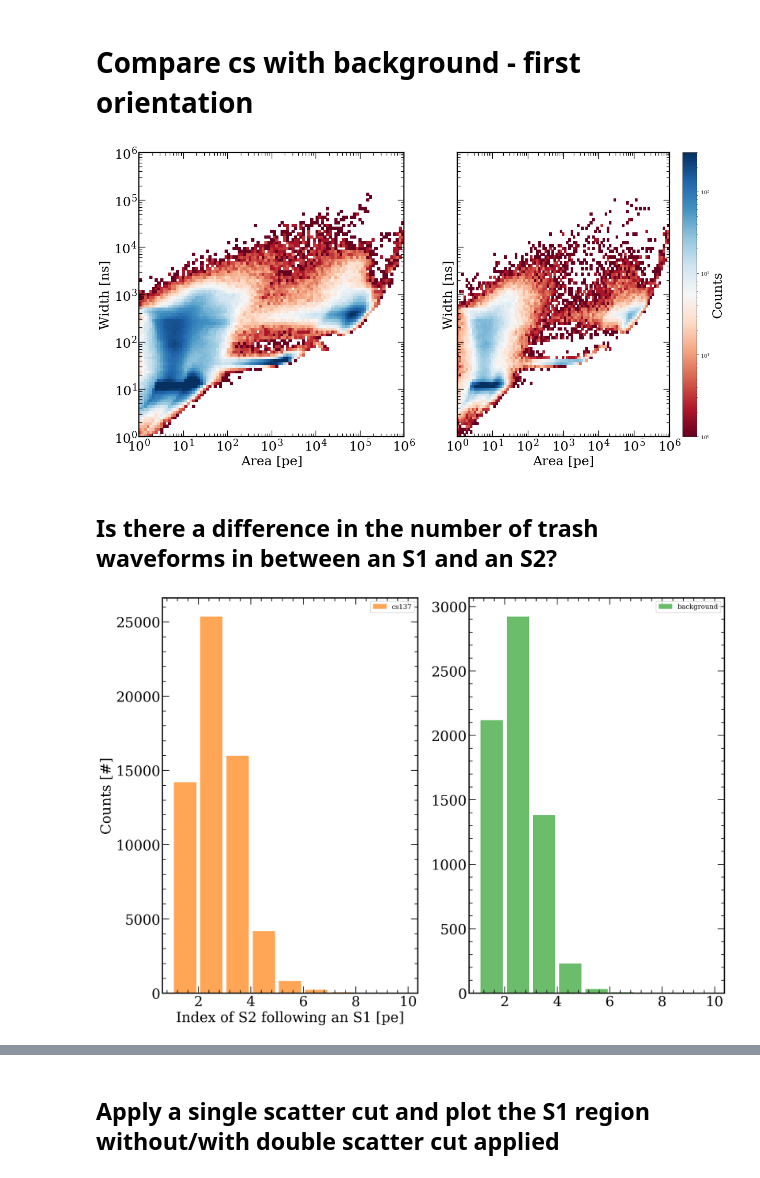
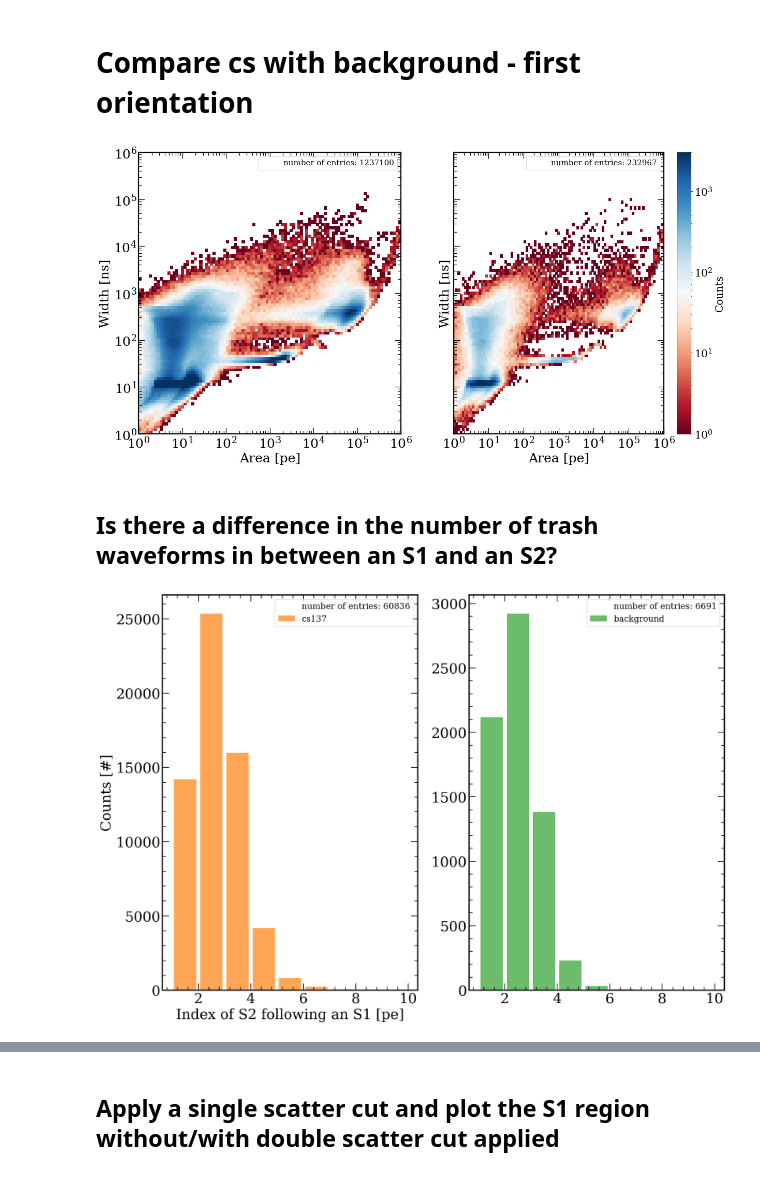
Before and after one commit to AG-Schumann/xebra_scripts, a Jupyter notebook: strax_analysis/First_look_into_cs_background_discrimination.ipynb, the cells around one changed output, grey strips where cells are left out. Cells and saved outputs as stored; diff of their text form; code cells hidden in the pictures.

```diff
--- a/strax_analysis/First_look_into_cs_background_discrimination.ipynb
+++ b/strax_analysis/First_look_into_cs_background_discrimination.ipynb
@@ -199,35 +291,40 @@ axes2.yaxis.set_minor_locator(AutoMinorLocator(5))
 axes2.tick_params(which='minor', direction='in', labelsize=label_size, top=True, right=True, width=1.2, length=6)
 axes2.tick_params(which='major', direction='in', labelsize=label_size, top=True, right=True, width=1.2, length=12)
 
 
 bins_x = np.logspace(0,6,100)
 bins_y = np.logspace(0,6,100)
 histo_max= 2*10**3
 
 
 
 counts_cs, _, _ = np.histogram2d(integral_all_runs['00178'], width_all_runs['00178'], bins=(bins_x, bins_y))
 counts_bk, _, _ = np.histogram2d(integral_all_runs['00175'], width_all_runs['00175'], bins=(bins_x, bins_y))
 
 # counts_cs, _, _ = np.histogram2d(integral_all_runs['00178'], width_all_runs['00178'], bins=(bins_x, bins_y))
 # counts_bk, _, _ = np.histogram2d(cut_integral_all_runs['00175'], cut_width_all_runs['00175'], bins=(bins_x, bins_y))
 
 
 im = axes1.pcolormesh(bins_x, bins_y, counts_cs.T, norm=mpl.colors.LogNorm(), vmax=3e3, cmap = 'RdBu')
 im = axes2.pcolormesh(bins_x, bins_y, counts_bk.T, norm=mpl.colors.LogNorm(), vmax=3e3, cmap = 'RdBu')
 cb = plt.colorbar(im, ax=axes2, label='Counts')
+cb.set_label('Counts',size=20)
+cb.ax.tick_params(labelsize=20)
+axes1.plot([], [], ' ', label="number of entries: "+str(len(integral_all_runs['00178'])))
+axes2.plot([], [], ' ', label="number of entries: "+str(len(integral_all_runs['00175'])))
 axes1.set_xscale('log')
 axes1.set_yscale('log')
 axes1.set_xlabel('Area [pe]')
 axes1.set_ylabel('Width [ns]')
 axes2.set_xscale('log')
 axes2.set_yscale('log')
 axes2.set_xlabel('Area [pe]')
 axes2.set_ylabel('Width [ns]')
-
+axes1.legend(loc = 1, prop={'size': 15})
+axes2.legend(loc = 1, prop={'size': 15})
 plt.show()
 # %% [output]
-[figure, old version]
+[figure, new version]
 # %% [markdown]
 ## Is there a difference in the number of trash waveforms in between an S1 and an S2?
 # %%
@@ -284,16 +381,18 @@ x_bins = np.linspace(1,10,10)
 #axes1.scatter(x_bins, counts_cs, c ='b', s=100, marker = 'x', label = 'cs137')
 #axes2.scatter(x_bins, counts_bkg, c ='g', s=100, marker = 'x', label = 'background')
 axes1.hist(cs_s2_index_all_runs['00178'], x_bins,rwidth=0.85, color='C1', alpha = 0.7, label= 'cs137')
+axes1.plot([], [], ' ', label="number of entries: "+str(len(cs_s2_index_all_runs['00178'])))
 axes2.hist(cs_s2_index_all_runs['00175'], x_bins,rwidth=0.85, color='C2', alpha = 0.7, label= 'background')
-axes1.legend(loc = 1, prop={'size': 12})
-axes2.legend(loc = 1,prop={'size': 12})
+axes2.plot([], [], ' ', label="number of entries: "+str(len(cs_s2_index_all_runs['00175'])))
+axes1.legend(loc = 1, prop={'size': 15})
+axes2.legend(loc = 1,prop={'size': 15})
 axes1.set_xlabel('Index of S2 following an S1 [pe]')
 axes1.set_ylabel('Counts [#]')
 # axes2.set_xlabel('Average S2 area [pe]')
 # axes2.set_ylabel('Counts [#]')
 plt.show()
 # %% [output]
-[figure, old version]
+[figure, new version]
 # %%
 print(len(cs_s1_area))
 print(len(cs_s1_area_corrected))
```
Also changed, not shown: parts of 13 cells of this notebook, 2 other files.
